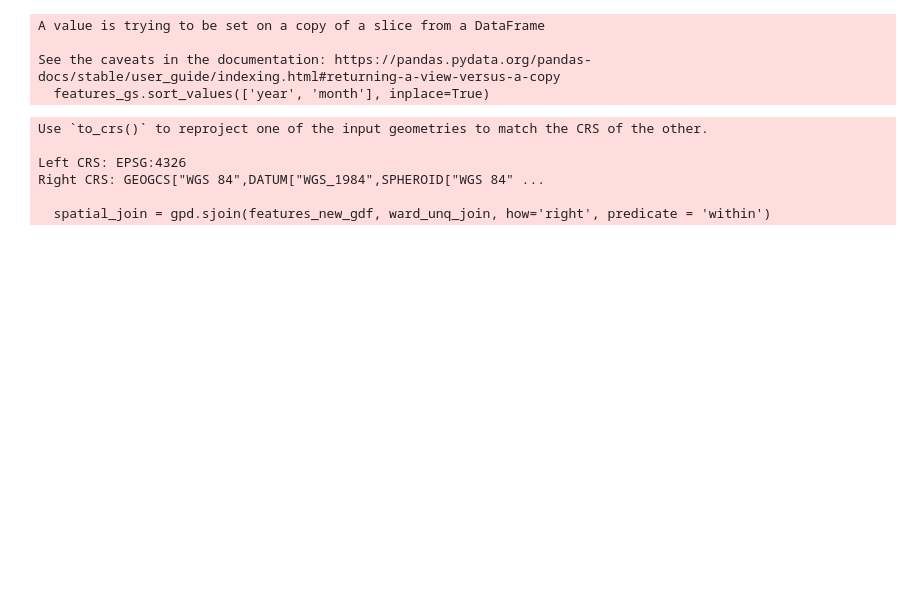
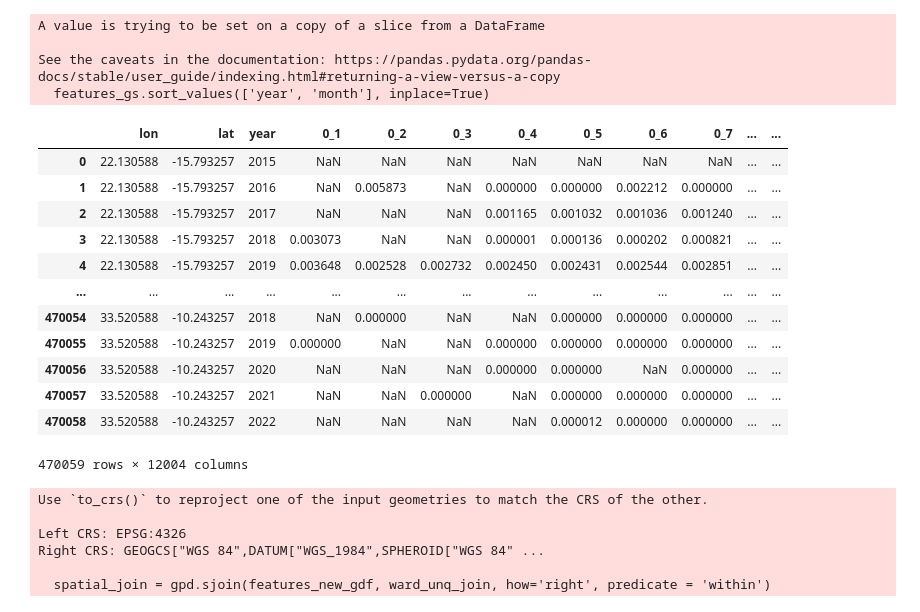
Before and after one commit to mosaiks-capstone/Modeling, a Jupyter notebook: feature_preprocessing.ipynb, the cells around one changed output. Saved outputs shown, nothing was run; the diff lists cells and outputs as text; code cells hidden in the pictures; blank space fills up the shorter version.

```diff
--- a/feature_preprocessing.ipynb
+++ b/feature_preprocessing.ipynb
@@ -344,3 +362,19 @@ features_new_gdf = features_new_gdf.replace([np.inf, -np.inf], np.nan)
+# %%
+features_new_gdf
+# %% [output]
+|  | lon | lat | year | 0_1 | 0_2 | 0_3 | 0_4 | 0_5 | 0_6 | 0_7 | ... | ... |
+| 0 | 22.130588 | -15.793257 | 2015 | NaN | NaN | NaN | NaN | NaN | NaN | NaN | ... | ... |
+| 1 | 22.130588 | -15.793257 | 2016 | NaN | 0.005873 | NaN | 0.000000 | 0.000000 | 0.002212 | 0.000000 | ... | ... |
+| 2 | 22.130588 | -15.793257 | 2017 | NaN | NaN | NaN | 0.001165 | 0.001032 | 0.001036 | 0.001240 | ... | ... |
+| 3 | 22.130588 | -15.793257 | 2018 | 0.003073 | NaN | NaN | 0.000001 | 0.000136 | 0.000202 | 0.000821 | ... | ... |
+| 4 | 22.130588 | -15.793257 | 2019 | 0.003648 | 0.002528 | 0.002732 | 0.002450 | 0.002431 | 0.002544 | 0.002851 | ... | ... |
+| ... | ... | ... | ... | ... | ... | ... | ... | ... | ... | ... | ... | ... |
+| 470054 | 33.520588 | -10.243257 | 2018 | NaN | 0.000000 | NaN | NaN | 0.000000 | 0.000000 | 0.000000 | ... | ... |
+| 470055 | 33.520588 | -10.243257 | 2019 | 0.000000 | NaN | NaN | 0.000000 | 0.000000 | 0.000000 | 0.000000 | ... | ... |
+| 470056 | 33.520588 | -10.243257 | 2020 | NaN | NaN | NaN | 0.000000 | 0.000000 | NaN | 0.000000 | ... | ... |
+| 470057 | 33.520588 | -10.243257 | 2021 | NaN | NaN | 0.000000 | NaN | 0.000000 | 0.000000 | 0.000000 | ... | ... |
+| 470058 | 33.520588 | -10.243257 | 2022 | NaN | NaN | NaN | NaN | 0.000012 | 0.000000 | 0.000000 | ... | ... |
+470059 rows × 12004 columns
 # %%
 # Now lets combine the sea data
 spatial_join = gpd.sjoin(features_new_gdf, ward_unq_join, how='right', predicate = 'within')
```
Also changed, not shown: parts of 12 cells of this notebook, 1 other file.
